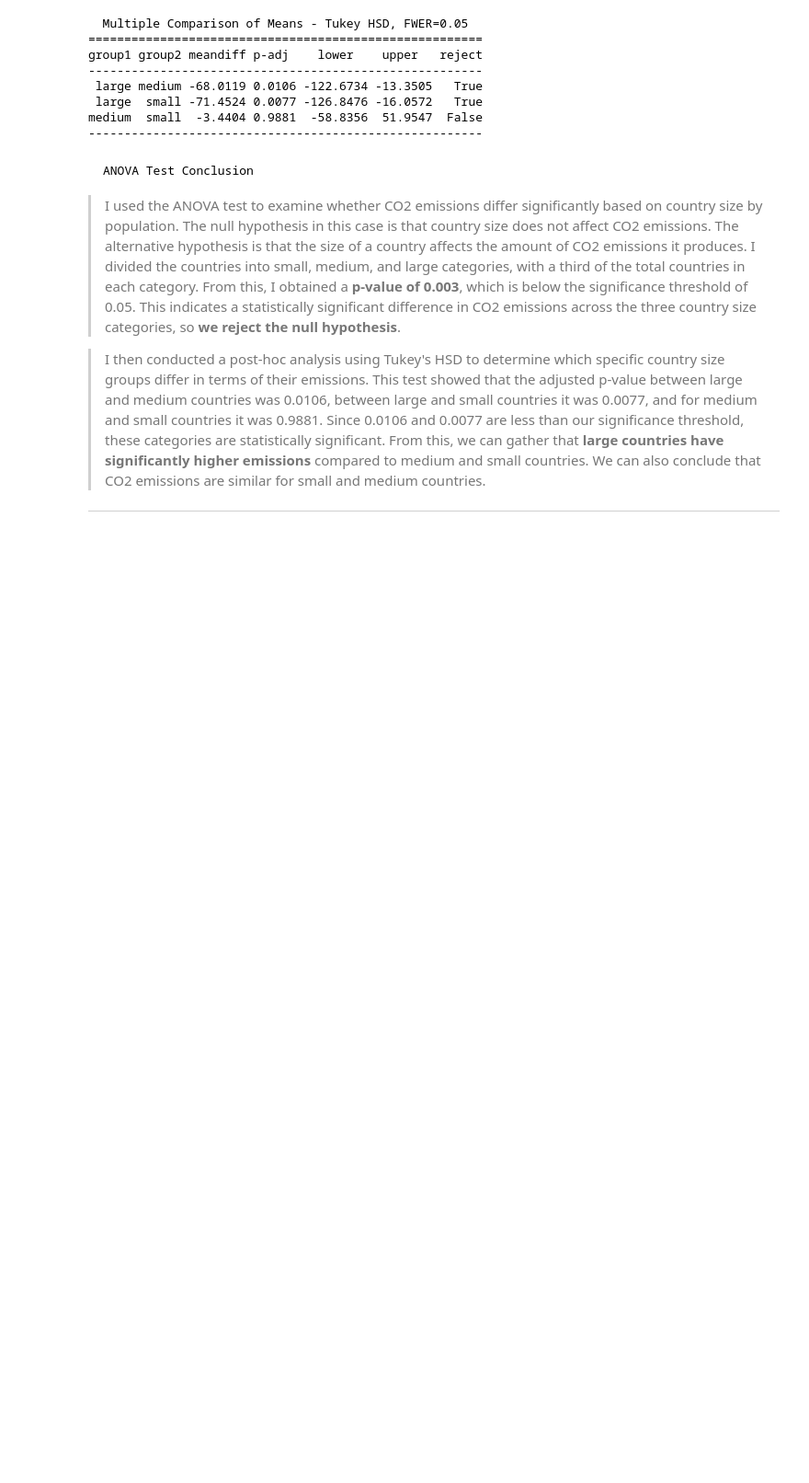
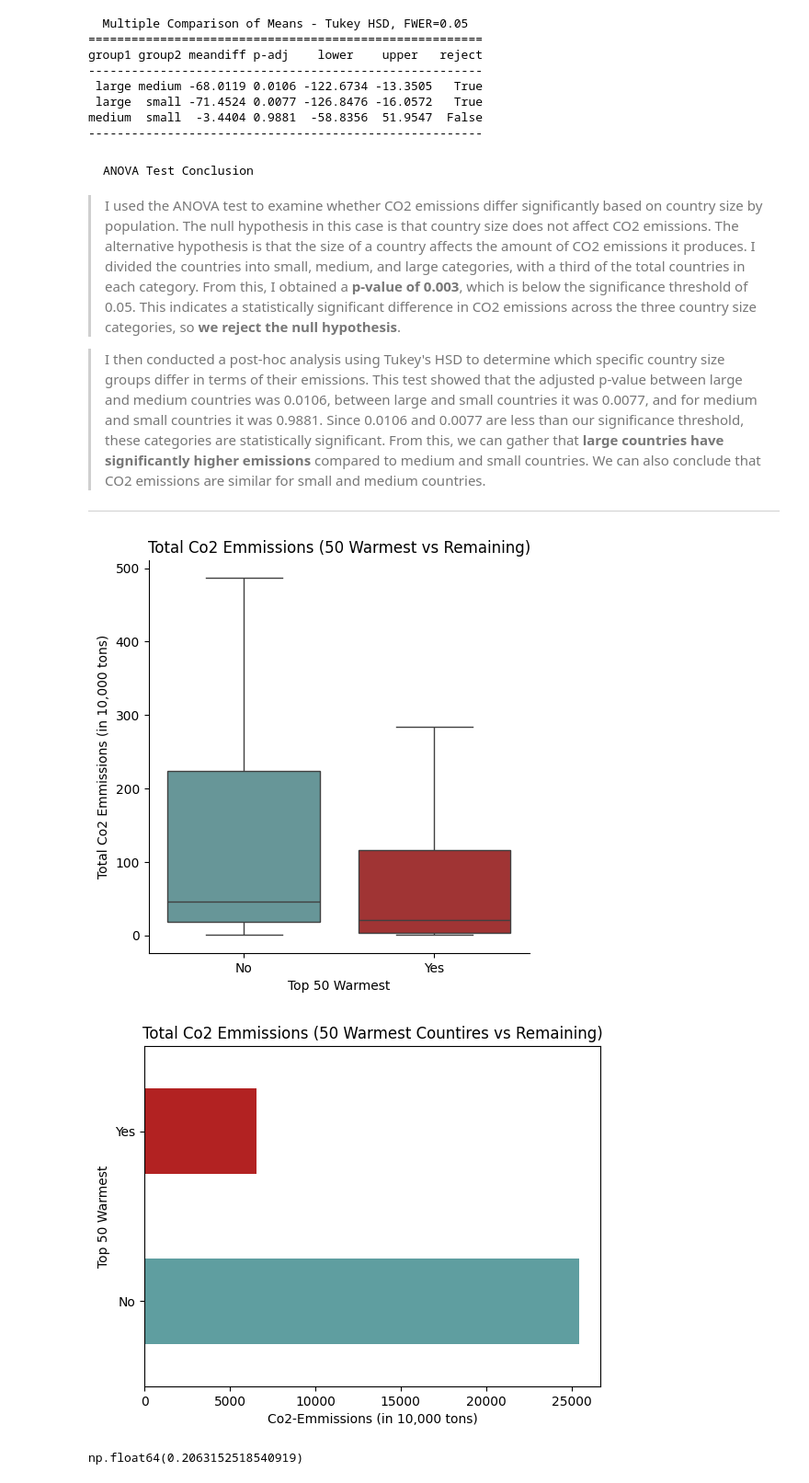
Before and after one commit to evannt/MotherNature, a Jupyter notebook: mother_nature.ipynb, the cells around one changed output. Shown at 92% size. Cells and saved outputs as stored; diff of their text form; code cells hidden in the pictures; blank space fills up the shorter version.

Commit message:
add t-test and conclusion

```diff
--- a/mother_nature.ipynb
+++ b/mother_nature.ipynb
@@ -201,7 +204,7 @@ global_country_info_df.index = range(1, len(global_country_info_df) + 1)
 #global_country_info_df
 # %%
 # Combining the yearly average temperatures by country with the global country information
-comined_yearly_df = pd.merge(global_country_info_df, avg_temp_per_country_per_year, on='Country')
+combined_yearly_df = pd.merge(global_country_info_df, avg_temp_per_country_per_year, on='Country')
 # %%
 # Combining the monthly average temperatures with the global country information
 month_dict = {
@@ -282,0 +284,28 @@ medium  small  -3.4404 0.9881  -58.8356  51.9547  False
+# %%
+# T-Test: Comparing Co2-Emissions between Top 25 countries by average temperature and remaining countires
+country_emissions_avgtemp_df = combined_yearly_df.groupby(['Co2-Emissions', 'Country'], as_index=False)['AvgTemperature'].mean()
+
+top_25_countires = country_emissions_avgtemp_df.nlargest(50, 'AvgTemperature')
+top_25_countires['Top 50 Warmest'] = 'Yes'
+remaining_countires = country_emissions_avgtemp_df[~country_emissions_avgtemp_df.index.isin(top_25_countires.index)]
+remaining_countires['Top 50 Warmest'] = 'No'
+combined_emmissions = pd.concat([top_25_countires, remaining_countires], ignore_index=True)
+
+top_10_countries_emmissions = top_25_countires['Co2-Emissions']
+remaining_countries_emmissions = remaining_countires['Co2-Emissions']
+
+t_stat, p_value = stats.ttest_ind(top_10_countries_emmissions, remaining_countries_emmissions)
+
+combined_emmissions['Co2-Emissions'] /= 1000
+sns.catplot(data=combined_emmissions.groupby(['Top 50 Warmest', 'Co2-Emissions'], as_index=False)['Co2-Emissions'].sum(), x='Top 50 Warmest', y='Co2-Emissions', kind='box', showfliers=False, hue='Top 50 Warmest', palette=['cadetblue', 'firebrick'])
+plt.title('Total Co2 Emmissions (50 Warmest vs Remaining)')
+plt.ylabel('Total Co2 Emmissions (in 10,000 tons)')
+plt.show()
+
+combined_emmissions.groupby('Top 50 Warmest')['Co2-Emissions'].sum().plot(kind='barh', title='Total Co2 Emmissions (50 Warmest Countires vs Remaining)', xlabel='Co2-Emmissions (in 10,000 tons)', ylabel='Top 50 Warmest', color=['cadetblue', 'firebrick'])
+plt.show()
+p_value
+# %% [output]
+[figure, added]
+[figure, added]
+np.float64(0.2063152518540919)
```
Also changed, not shown: parts of 4 cells of this notebook.
